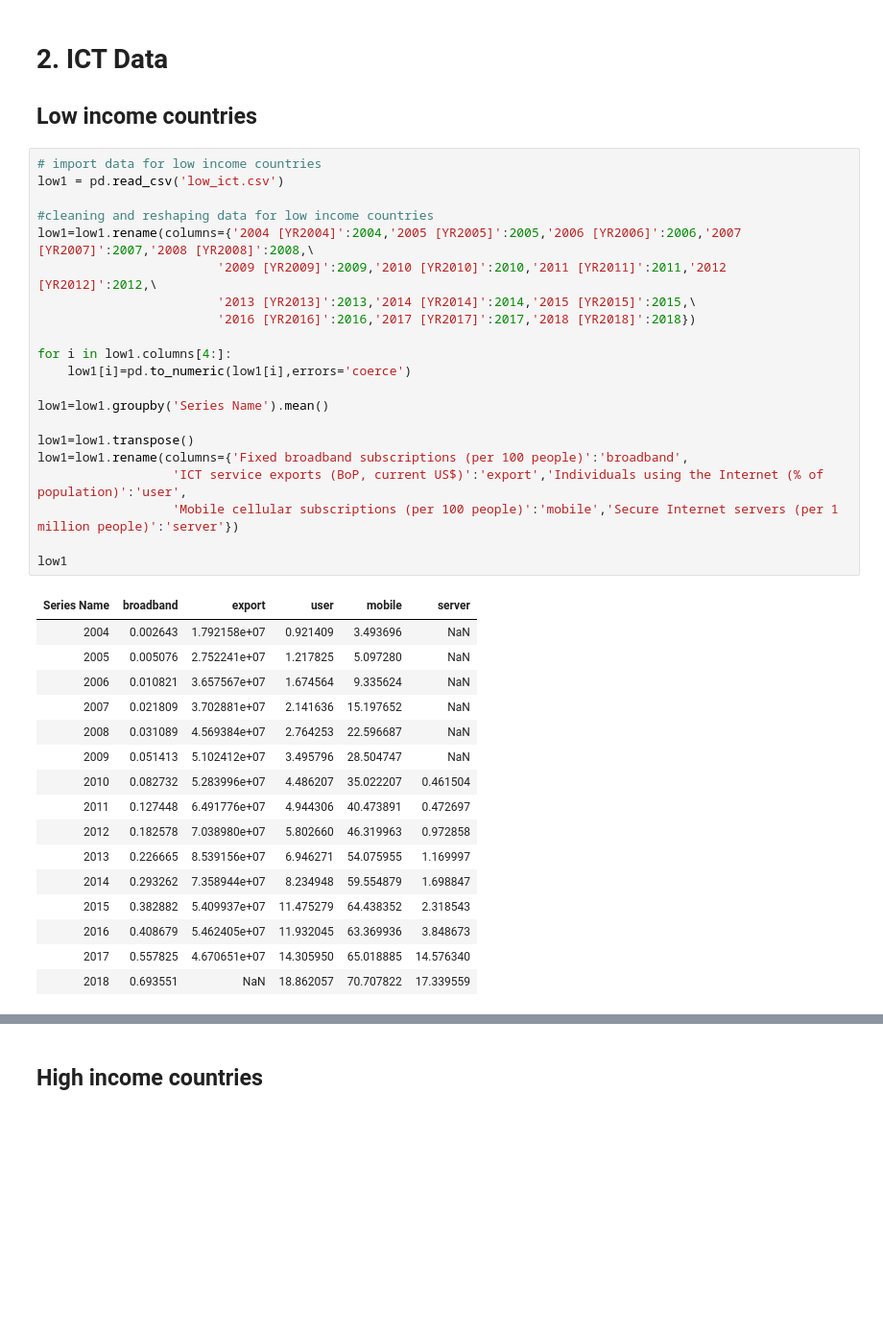
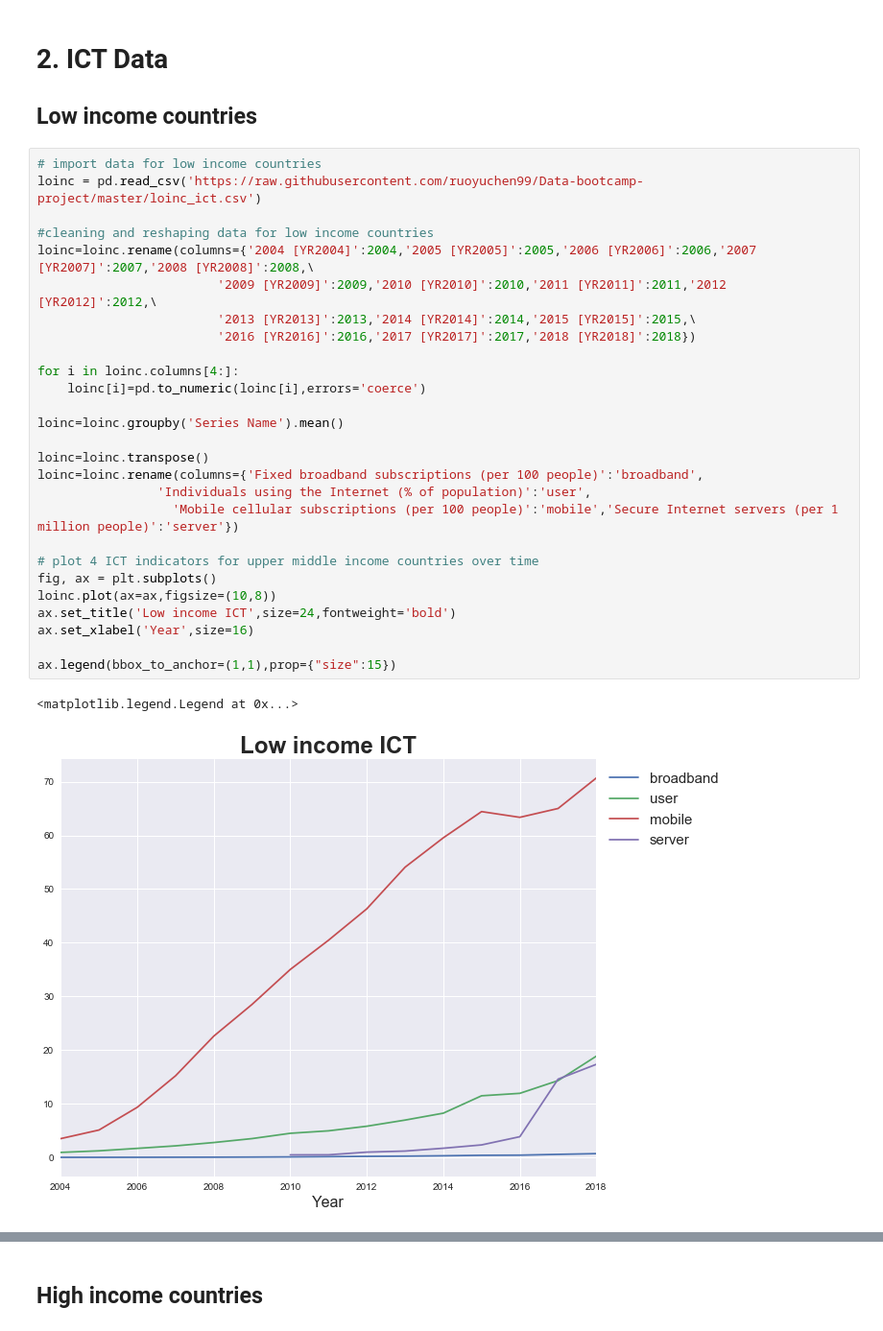
Before and after one commit to ruoyuchen99/Data-bootcamp-project, a Jupyter notebook: income_vis.ipynb, the cells around one changed output, grey strips where cells are left out. Shown at 96% size. Drawn from its saved outputs; the diff is of its cells as text; blank space fills up the shorter version.

```diff
--- a/income_vis.ipynb
+++ b/income_vis.ipynb
@@ -188,39 +188,31 @@ Text(0.5, 1.0, 'voice')
 ## Low income countries
 # %%
 # import data for low income countries
-low1 = pd.read_csv('low_ict.csv')
+loinc = pd.read_csv('https://raw.githubusercontent.com/ruoyuchen99/Data-bootcamp-project/master/loinc_ict.csv')
 
 #cleaning and reshaping data for low income countries
-low1=low1.rename(columns={'2004 [YR2004]':2004,'2005 [YR2005]':2005,'2006 [YR2006]':2006,'2007 [YR2007]':2007,'2008 [YR2008]':2008,\
+loinc=loinc.rename(columns={'2004 [YR2004]':2004,'2005 [YR2005]':2005,'2006 [YR2006]':2006,'2007 [YR2007]':2007,'2008 [YR2008]':2008,\
                         '2009 [YR2009]':2009,'2010 [YR2010]':2010,'2011 [YR2011]':2011,'2012 [YR2012]':2012,\
                         '2013 [YR2013]':2013,'2014 [YR2014]':2014,'2015 [YR2015]':2015,\
                         '2016 [YR2016]':2016,'2017 [YR2017]':2017,'2018 [YR2018]':2018})
 
-for i in low1.columns[4:]:
-    low1[i]=pd.to_numeric(low1[i],errors='coerce')
+for i in loinc.columns[4:]:
+    loinc[i]=pd.to_numeric(loinc[i],errors='coerce')
 
-low1=low1.groupby('Series Name').mean()
+loinc=loinc.groupby('Series Name').mean()
 
-low1=low1.transpose()
-low1=low1.rename(columns={'Fixed broadband subscriptions (per 100 people)':'broadband',
-                  'ICT service exports (BoP, current US$)':'export','Individuals using the Internet (% of population)':'user',
+loinc=loinc.transpose()
+loinc=loinc.rename(columns={'Fixed broadband subscriptions (per 100 people)':'broadband',
+                'Individuals using the Internet (% of population)':'user',
                   'Mobile cellular subscriptions (per 100 people)':'mobile','Secure Internet servers (per 1 million people)':'server'})
 
-low1
+# plot 4 ICT indicators for upper middle income countries over time
+fig, ax = plt.subplots()
+loinc.plot(ax=ax,figsize=(10,8))
+ax.set_title('Low income ICT',size=24,fontweight='bold')
+ax.set_xlabel('Year',size=16)
+
+ax.legend(bbox_to_anchor=(1,1),prop={"size":15})
 # %% [output]
-| Series Name | broadband | export | user | mobile | server |
-| 2004 | 0.002643 | 1.792158e+07 | 0.921409 | 3.493696 | NaN |
-| 2005 | 0.005076 | 2.752241e+07 | 1.217825 | 5.097280 | NaN |
-| 2006 | 0.010821 | 3.657567e+07 | 1.674564 | 9.335624 | NaN |
-| 2007 | 0.021809 | 3.702881e+07 | 2.141636 | 15.197652 | NaN |
-| 2008 | 0.031089 | 4.569384e+07 | 2.764253 | 22.596687 | NaN |
-| 2009 | 0.051413 | 5.102412e+07 | 3.495796 | 28.504747 | NaN |
-| 2010 | 0.082732 | 5.283996e+07 | 4.486207 | 35.022207 | 0.461504 |
-| 2011 | 0.127448 | 6.491776e+07 | 4.944306 | 40.473891 | 0.472697 |
-| 2012 | 0.182578 | 7.038980e+07 | 5.802660 | 46.319963 | 0.972858 |
-| 2013 | 0.226665 | 8.539156e+07 | 6.946271 | 54.075955 | 1.169997 |
-| 2014 | 0.293262 | 7.358944e+07 | 8.234948 | 59.554879 | 1.698847 |
-| 2015 | 0.382882 | 5.409937e+07 | 11.475279 | 64.438352 | 2.318543 |
-| 2016 | 0.408679 | 5.462405e+07 | 11.932045 | 63.369936 | 3.848673 |
-| 2017 | 0.557825 | 4.670651e+07 | 14.305950 | 65.018885 | 14.576340 |
-| 2018 | 0.693551 | NaN | 18.862057 | 70.707822 | 17.339559 |
+<matplotlib.legend.Legend at 0x...>
+[figure, added]
```
Also changed, not shown: parts of 6 cells of this notebook.
